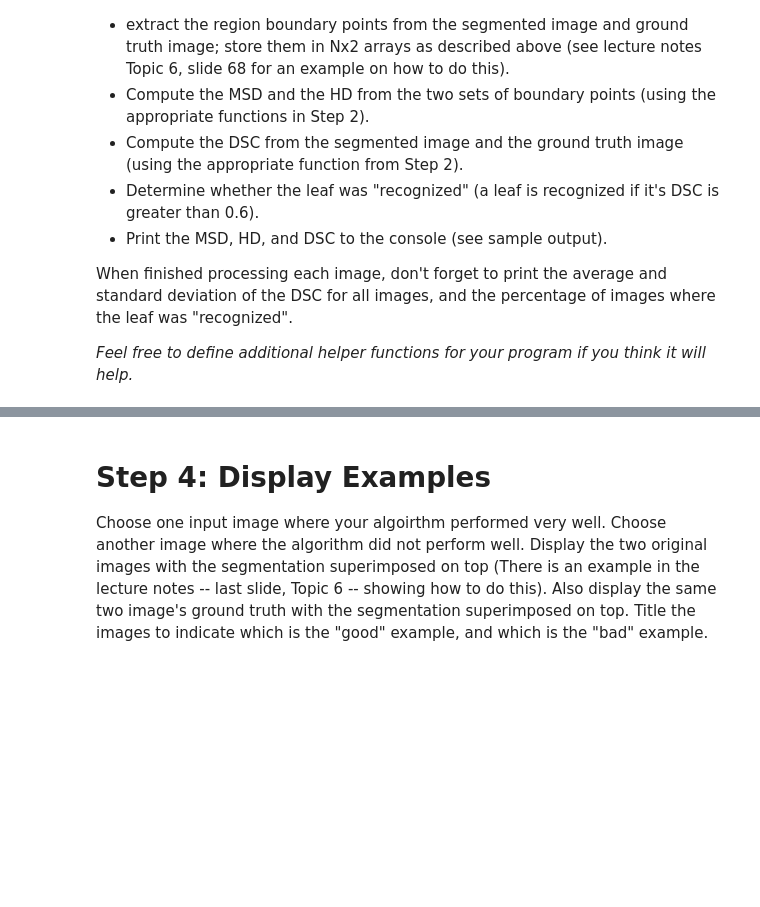
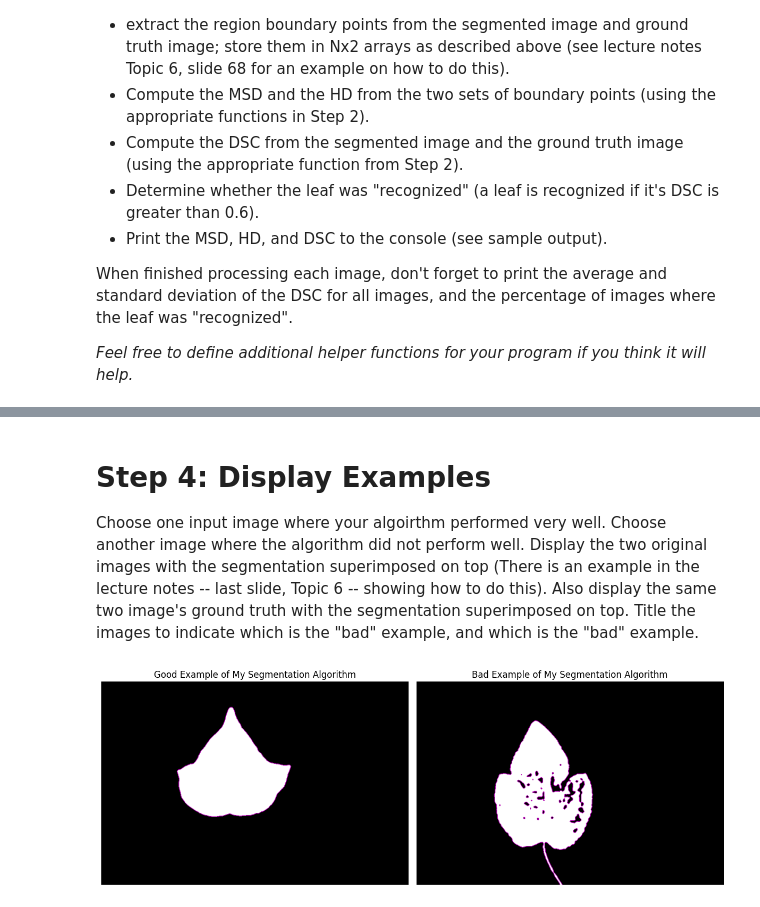
Before and after one commit to woodymorrice/cmpt819_a3, a Jupyter notebook: asn3-q1.ipynb, the cells around one changed output, grey strips where cells are left out. Drawn from its saved outputs; the diff is of its cells as text; code cells hidden in the pictures; blank space fills up the shorter version.

```diff
--- a/asn3-q1.ipynb
+++ b/asn3-q1.ipynb
@@ -233,4 +250,4 @@ for root, dirs, files in os.walk(images_path):
 # %% [markdown]
 # Step 4:  Display Examples
 
-Choose one input image where your algoirthm performed very well.  Choose another image where the algorithm did not perform well.  Display the two original images with the segmentation superimposed on top (There is an example in the lecture notes -- last slide, Topic 6 -- showing how to do this).  Also display the same two image's ground truth with the segmentation superimposed on top.    Title the images to indicate which is the "good" example, and which is the "bad" example.
+Choose one input image where your algoirthm performed very well.  Choose another image where the algorithm did not perform well.  Display the two original images with the segmentation superimposed on top (There is an example in the lecture notes -- last slide, Topic 6 -- showing how to do this).  Also display the same two image's ground truth with the segmentation superimposed on top.    Title the images to indicate which is the "bad" example, and which is the "bad" example.
@@ -241,3 +254,37 @@ import matplotlib.pyplot as plt
+# %%
+import matplotlib.pyplot as plt
+
+%matplotlib inline
+
+# Good = image_0165.png
+good_path = os.path.join('.', 'images', 'image_0165.png')
+good_img = io.imread(good_path)
+good_segmented = segleaf(good_img)
+good_labels = morph.label(good_segmented, connectivity=2)
+good_superimposed = seg.mark_boundaries(good_segmented, good_labels, color=(0.7,0,0.7), mode='thick')
+
+# Bad = image_0099.png
+bad_path = os.path.join('.', 'images', 'image_0099.png')
+bad_img = io.imread(bad_path)
+bad_segmented = segleaf(bad_img)
+bad_labels = morph.label(bad_segmented, connectivity=2)
+bad_superimposed = seg.mark_boundaries(bad_segmented, bad_labels, color=(0.7,0,0.7), mode='thick')
+
+plt.subplots(1, 2, figsize=(12, 6))
+
+plt.subplot(1, 2, 1)
+plt.imshow(good_superimposed)
+plt.axis('off')
+plt.title("Good Example of My Segmentation Algorithm")
+
+plt.subplot(1, 2, 2)
+plt.imshow(bad_superimposed)
+plt.axis('off')
+plt.title("Bad Example of My Segmentation Algorithm")
+
+plt.tight_layout()
+# %% [output]
+[figure, added]
 # %% [markdown]
 # Step 5: A time for reflection.
 
```
Also changed, not shown: parts of 7 cells of this notebook.
